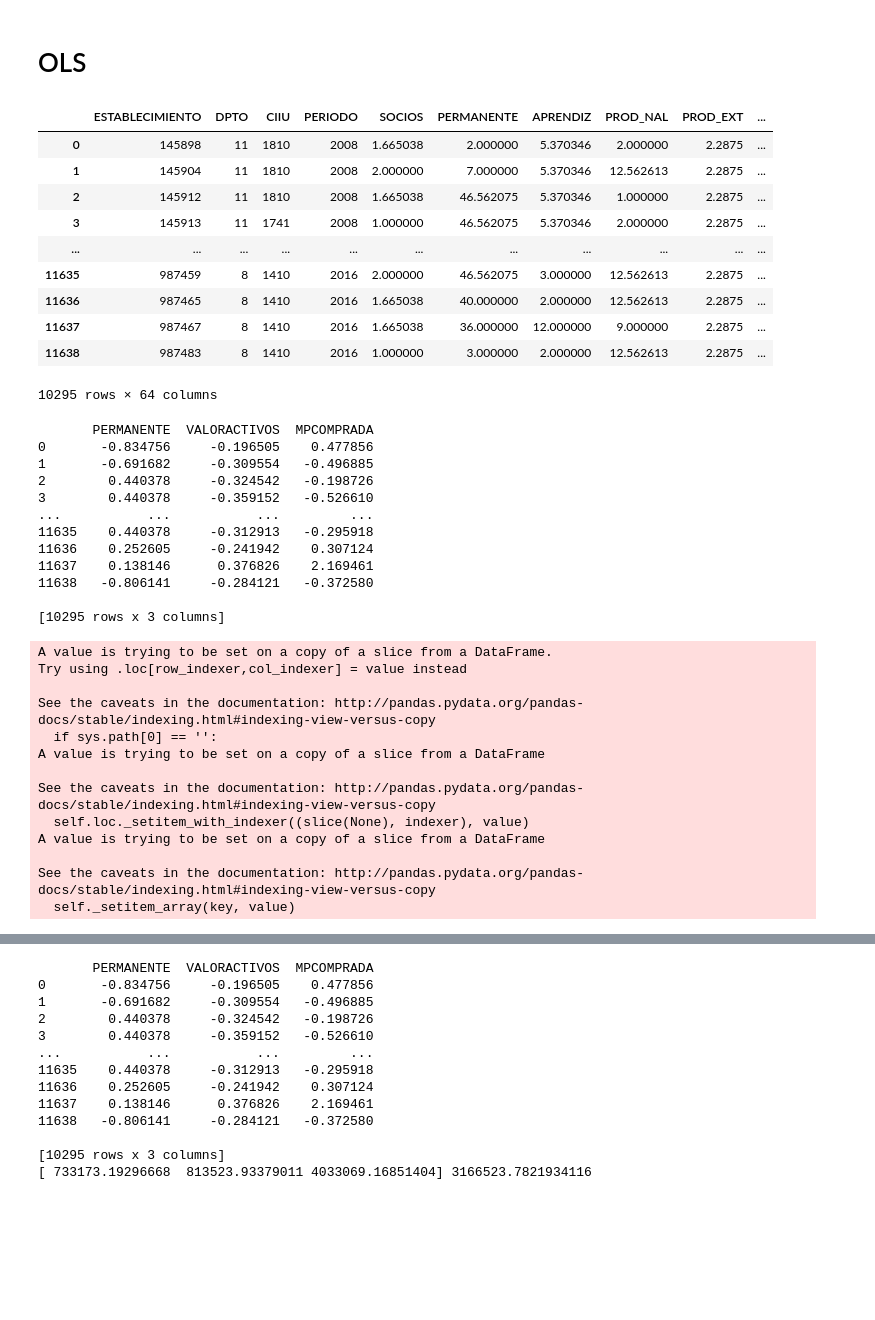
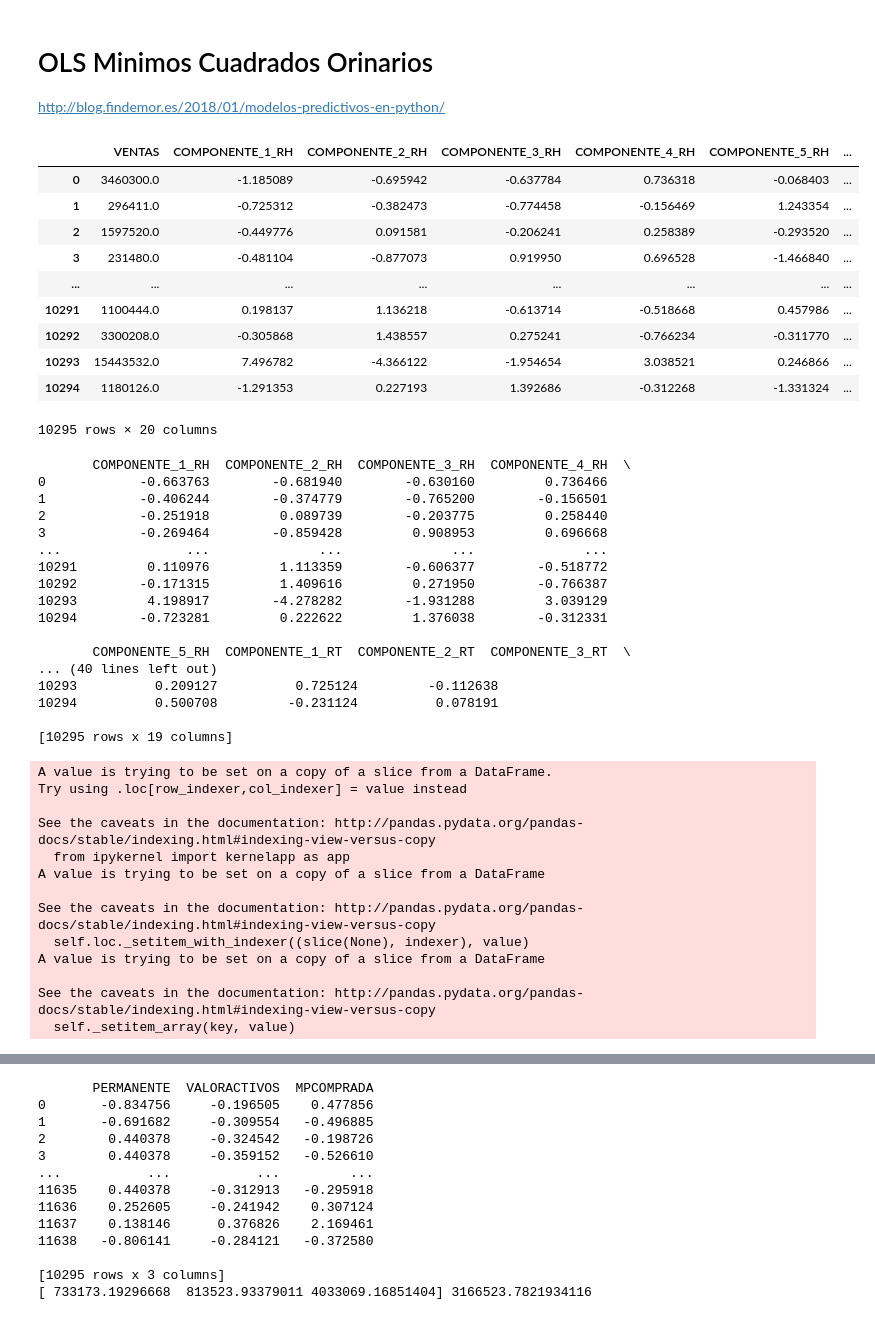
Before and after one commit to KatherinAcosta/Proyecto2018, a Jupyter notebook: modelo.ipynb, the cells around one changed output, grey strips where cells are left out. Cells and saved outputs as stored; diff of their text form; code cells hidden in the pictures; blank space fills up the shorter version.

```diff
--- a/modelo.ipynb
+++ b/modelo.ipynb
@@ -9,27 +9,29 @@ from matplotlib.ticker import NullFormatter
 import seaborn as sns # importando seaborn
 import calendar
 plt.style.use('seaborn-whitegrid') # Se define el estilo, en este caso se elige la visualización clásica de Matlab
-# %% [markdown]
-# OLS
+# %% [markdown]
+# OLS Minimos Cuadrados Orinarios
+
+http://blog.findemor.es/2018/01/modelos-predictivos-en-python/
 # %%
 #Se cargan los archivos limpios sin variables respetidas, imputados los datos y sin atípicos
 
 #SIEMPRE USAR EL ARCHIVO TOTALULIMPIO2 QUE ES EL DE LOS DATOS LIMPIOS
 
-total=pd.read_excel("TOTALULIMPIO2.xlsx",index_col=0) #Recursos:amarillo #Capacidades:rojo #Resultados:azul
+total=pd.read_excel("PCA_Total.xlsx",index_col=0) #Recursos:amarillo #Capacidades:rojo #Resultados:azul
 total
 # %% [output]
-|  | ESTABLECIMIENTO | DPTO | CIIU | PERIODO | SOCIOS | PERMANENTE | APRENDIZ | PROD_NAL | PROD_EXT | ... |
-| 0 | 145898 | 11 | 1810 | 2008 | 1.665038 | 2.000000 | 5.370346 | 2.000000 | 2.2875 | ... |
-| 1 | 145904 | 11 | 1810 | 2008 | 2.000000 | 7.000000 | 5.370346 | 12.562613 | 2.2875 | ... |
-| 2 | 145912 | 11 | 1810 | 2008 | 1.665038 | 46.562075 | 5.370346 | 1.000000 | 2.2875 | ... |
-| 3 | 145913 | 11 | 1741 | 2008 | 1.000000 | 46.562075 | 5.370346 | 2.000000 | 2.2875 | ... |
-| ... | ... | ... | ... | ... | ... | ... | ... | ... | ... | ... |
-| 11635 | 987459 | 8 | 1410 | 2016 | 2.000000 | 46.562075 | 3.000000 | 12.562613 | 2.2875 | ... |
-| 11636 | 987465 | 8 | 1410 | 2016 | 1.665038 | 40.000000 | 2.000000 | 12.562613 | 2.2875 | ... |
-| 11637 | 987467 | 8 | 1410 | 2016 | 1.665038 | 36.000000 | 12.000000 | 9.000000 | 2.2875 | ... |
-| 11638 | 987483 | 8 | 1410 | 2016 | 1.000000 | 3.000000 | 2.000000 | 12.562613 | 2.2875 | ... |
+|  | VENTAS | COMPONENTE_1_RH | COMPONENTE_2_RH | COMPONENTE_3_RH | COMPONENTE_4_RH | COMPONENTE_5_RH | ... |
+| 0 | 3460300.0 | -1.185089 | -0.695942 | -0.637784 | 0.736318 | -0.068403 | ... |
+| 1 | 296411.0 | -0.725312 | -0.382473 | -0.774458 | -0.156469 | 1.243354 | ... |
+| 2 | 1597520.0 | -0.449776 | 0.091581 | -0.206241 | 0.258389 | -0.293520 | ... |
+| 3 | 231480.0 | -0.481104 | -0.877073 | 0.919950 | 0.696528 | -1.466840 | ... |
+| ... | ... | ... | ... | ... | ... | ... | ... |
+| 10291 | 1100444.0 | 0.198137 | 1.136218 | -0.613714 | -0.518668 | 0.457986 | ... |
+| 10292 | 3300208.0 | -0.305868 | 1.438557 | 0.275241 | -0.766234 | -0.311770 | ... |
+| 10293 | 15443532.0 | 7.496782 | -4.366122 | -1.954654 | 3.038521 | 0.246866 | ... |
+| 10294 | 1180126.0 | -1.291353 | 0.227193 | 1.392686 | -0.312268 | -1.331324 | ... |
-10295 rows × 64 columns
+10295 rows × 20 columns
 # %%
 import statsmodels.api as sm
 from sklearn.preprocessing import StandardScaler
@@ -37,32 +39,40 @@ scale = StandardScaler()
 
 # determinamos que queremos calcular (variable y)
 # y a partir de que caracteristicas (variable X)
-X = total[['PERMANENTE', 'VALORACTIVOS', 'MPCOMPRADA']]
+X = total[['COMPONENTE_1_RH', 'COMPONENTE_2_RH', 'COMPONENTE_3_RH','COMPONENTE_4_RH', 'COMPONENTE_5_RH',
+           'COMPONENTE_1_RT','COMPONENTE_2_RT','COMPONENTE_3_RT','COMPONENTE_4_RT','COMPONENTE_5_RT','COMPONENTE_6_RT','COMPONENTE_7_RT','COMPONENTE_8_RT','COMPONENTE_9_RT',
+           'COMPONENTE_1_CDI', 'COMPONENTE_2_CDI',
+           'COMPONENTE_1_CDT', 'COMPONENTE_2_CDT','COMPONENTE_3_CDT']]
 y = total['VENTAS']
 
 # Aplicamos la funcion que nos normaliza automaticamente todos los valores
 # para que sean comparables y los coeficientes b1, b2 y b3 tengan sentido
-X[['PERMANENTE', 'VALORACTIVOS', 'MPCOMPRADA']] = scale.fit_transform(X[['PERMANENTE', 'VALORACTIVOS', 'MPCOMPRADA']].as_matrix())
+X[['COMPONENTE_1_RH', 'COMPONENTE_2_RH', 'COMPONENTE_3_RH','COMPONENTE_4_RH', 'COMPONENTE_5_RH', 'COMPONENTE_1_RT','COMPONENTE_2_RT','COMPONENTE_3_RT','COMPONENTE_4_RT','COMPONENTE_5_RT','COMPONENTE_6_RT','COMPONENTE_7_RT','COMPONENTE_8_RT','COMPONENTE_9_RT','COMPONENTE_1_CDI', 'COMPONENTE_2_CDI','COMPONENTE_1_CDT', 'COMPONENTE_2_CDT','COMPONENTE_3_CDT']] = scale.fit_transform(X[['COMPONENTE_1_RH', 'COMPONENTE_2_RH', 'COMPONENTE_3_RH','COMPONENTE_4_RH', 'COMPONENTE_5_RH', 'COMPONENTE_1_RT','COMPONENTE_2_RT','COMPONENTE_3_RT','COMPONENTE_4_RT','COMPONENTE_5_RT','COMPONENTE_6_RT','COMPONENTE_7_RT','COMPONENTE_8_RT','COMPONENTE_9_RT','COMPONENTE_1_CDI', 'COMPONENTE_2_CDI','COMPONENTE_1_CDT', 'COMPONENTE_2_CDT','COMPONENTE_3_CDT']].as_matrix())
 
 print (X)
 # %% [output]
-       PERMANENTE  VALORACTIVOS  MPCOMPRADA
-0       -0.834756     -0.196505    0.477856
-1       -0.691682     -0.309554   -0.496885
-2        0.440378     -0.324542   -0.198726
-3        0.440378     -0.359152   -0.526610
-...           ...           ...         ...
-11635    0.440378     -0.312913   -0.295918
-11636    0.252605     -0.241942    0.307124
-11637    0.138146      0.376826    2.169461
-11638   -0.806141     -0.284121   -0.372580
+       COMPONENTE_1_RH  COMPONENTE_2_RH  COMPONENTE_3_RH  COMPONENTE_4_RH  \
+0            -0.663763        -0.681940        -0.630160         0.736466
+1            -0.406244        -0.374779        -0.765200        -0.156501
+2            -0.251918         0.089739        -0.203775         0.258440
+3            -0.269464        -0.859428         0.908953         0.696668
+...                ...              ...              ...              ...
+10291         0.110976         1.113359        -0.606377        -0.518772
+10292        -0.171315         1.409616         0.271950        -0.766387
+10293         4.198917        -4.278282        -1.931288         3.039129
+10294        -0.723281         0.222622         1.376038        -0.312331
 
-[10295 rows x 3 columns]
+       COMPONENTE_5_RH  COMPONENTE_1_RT  COMPONENTE_2_RT  COMPONENTE_3_RT  \
+... (40 lines left out)
+10293          0.209127          0.725124         -0.112638
+10294          0.500708         -0.231124          0.078191
+
+[10295 rows x 19 columns]
 A value is trying to be set on a copy of a slice from a DataFrame.
 Try using .loc[row_indexer,col_indexer] = value instead
 
 See the caveats in the documentation: http://pandas.pydata.org/pandas-docs/stable/indexing.html#indexing-view-versus-copy
-  if sys.path[0] == '':
+  from ipykernel import kernelapp as app
 A value is trying to be set on a copy of a slice from a DataFrame
 
 See the caveats in the documentation: http://pandas.pydata.org/pandas-docs/stable/indexing.html#indexing-view-versus-copy
```
Also changed, not shown: parts of 19 cells of this notebook.
